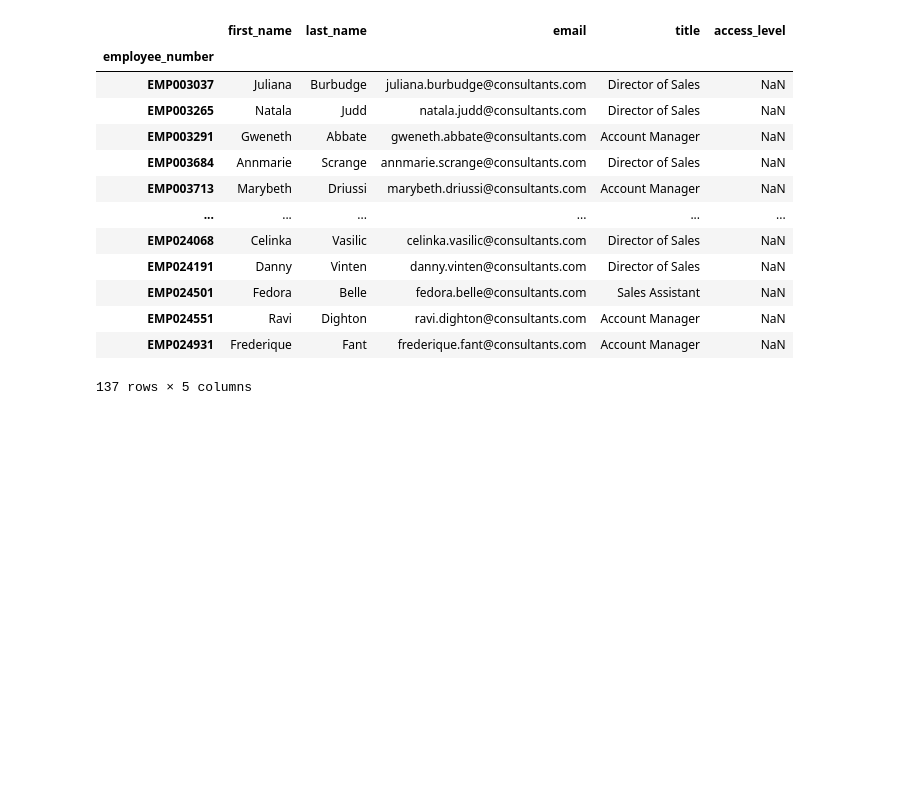
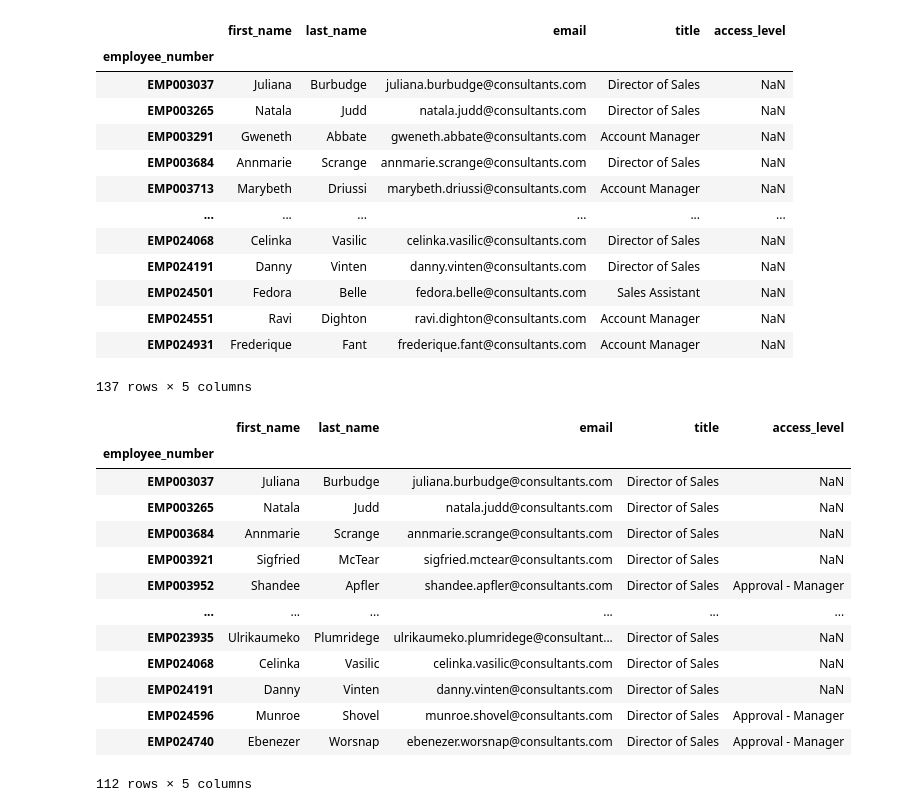
Before and after one commit to cn1062/User_Acess_Logs, a Jupyter notebook: Audit Project Code.ipynb, the cells around one changed output. Saved outputs shown, nothing was run; the diff lists cells and outputs as text; code cells hidden in the pictures; blank space fills up the shorter version.

```diff
--- a/Audit Project Code.ipynb
+++ b/Audit Project Code.ipynb
@@ -72,4 +72,21 @@ subset_df
 | EMP024551 | Ravi | Dighton | ravi.dighton@consultants.com | Account Manager | NaN |
 | EMP024931 | Frederique | Fant | frederique.fant@consultants.com | Account Manager | NaN |
 137 rows × 5 columns
+# %%
+df.loc[df['title']=='Director of Sales']
+# %% [output]
+|  | first_name | last_name | email | title | access_level |
+| employee_number |  |  |  |  |  |
+| EMP003037 | Juliana | Burbudge | juliana.burbudge@consultants.com | Director of Sales | NaN |
+| EMP003265 | Natala | Judd | natala.judd@consultants.com | Director of Sales | NaN |
+| EMP003684 | Annmarie | Scrange | annmarie.scrange@consultants.com | Director of Sales | NaN |
+| EMP003921 | Sigfried | McTear | sigfried.mctear@consultants.com | Director of Sales | NaN |
+| EMP003952 | Shandee | Apfler | shandee.apfler@consultants.com | Director of Sales | Approval - Manager |
+| ... | ... | ... | ... | ... | ... |
+| EMP023935 | Ulrikaumeko | Plumridege | ulrikaumeko.plumridege@consultant... | Director of Sales | NaN |
+| EMP024068 | Celinka | Vasilic | celinka.vasilic@consultants.com | Director of Sales | NaN |
+| EMP024191 | Danny | Vinten | danny.vinten@consultants.com | Director of Sales | NaN |
+| EMP024596 | Munroe | Shovel | munroe.shovel@consultants.com | Director of Sales | Approval - Manager |
+| EMP024740 | Ebenezer | Worsnap | ebenezer.worsnap@consultants.com | Director of Sales | Approval - Manager |
+112 rows × 5 columns
 # %%
```
Also changed, not shown: parts of 4 cells of this notebook.
